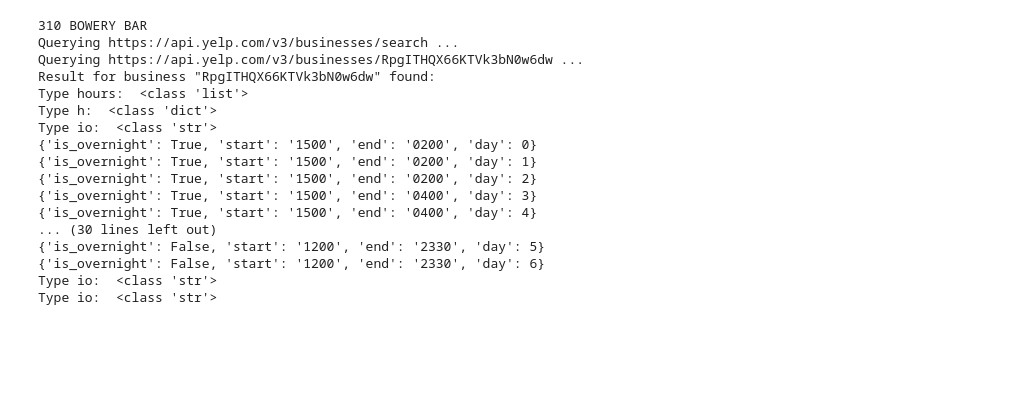
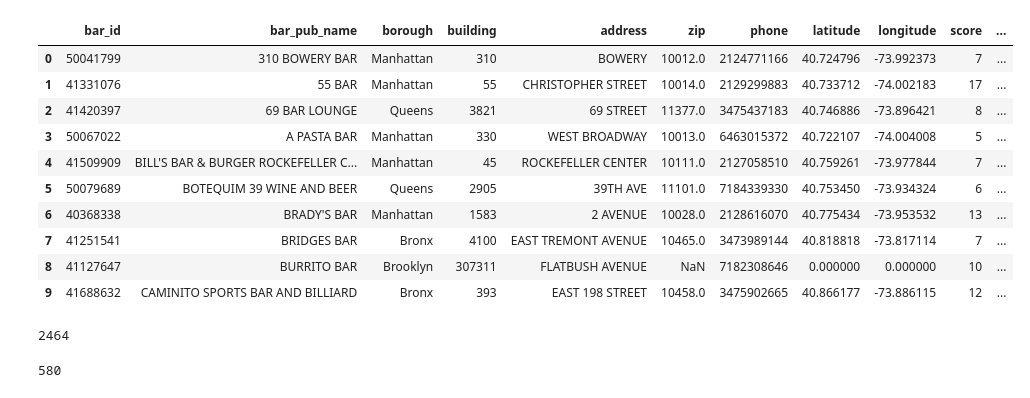
Before and after one commit to sarthz/bar_crawl, a Jupyter notebook: code/nyc_bar_crawl_yelp_data_ingest_sample.ipynb, the cells around one changed output. Cells and saved outputs as stored; diff of their text form; code cells hidden in the pictures; blank space fills up the shorter version.

```diff
--- a/code/nyc_bar_crawl_yelp_data_ingest_sample.ipynb
+++ b/code/nyc_bar_crawl_yelp_data_ingest_sample.ipynb
@@ -22,7 +25,7 @@ except ImportError:
 import pandas as pd
 import time
 # %%
-df = pd.read_csv('./../data/nyc_bar_crawl_sample.csv')
+df = pd.read_csv('./../data/nyc_bar_crawl.csv')
 # %%
 # Yelp Fusion API
 
@@ -199,21 +294,24 @@ hours [{'open': [{'is_overnight': False, 'start': '1700', 'end': '2300', 'day':
-# %%
-if __name__ == '__main__':
-    main()
-# %% [output]
-310 BOWERY BAR
-Querying https://api.yelp.com/v3/businesses/search ...
-Querying https://api.yelp.com/v3/businesses/RpgITHQX66KTVk3bN0w6dw ...
-Result for business "RpgITHQX66KTVk3bN0w6dw" found:
-Type hours:  <class 'list'>
-Type h:  <class 'dict'>
-Type io:  <class 'str'>
-{'is_overnight': True, 'start': '1500', 'end': '0200', 'day': 0}
-{'is_overnight': True, 'start': '1500', 'end': '0200', 'day': 1}
-{'is_overnight': True, 'start': '1500', 'end': '0200', 'day': 2}
-{'is_overnight': True, 'start': '1500', 'end': '0400', 'day': 3}
-{'is_overnight': True, 'start': '1500', 'end': '0400', 'day': 4}
-... (30 lines left out)
-{'is_overnight': False, 'start': '1200', 'end': '2330', 'day': 5}
-{'is_overnight': False, 'start': '1200', 'end': '2330', 'day': 6}
-Type io:  <class 'str'>
-Type io:  <class 'str'>
+# %%
+pd.options.display.max_columns = None
+# %%
+df.head(10)
+# %% [output]
+|  | bar_id | bar_pub_name | borough | building | address | zip | phone | latitude | longitude | score | ... |
+| 0 | 50041799 | 310 BOWERY BAR | Manhattan | 310 | BOWERY | 10012.0 | 2124771166 | 40.724796 | -73.992373 | 7 | ... |
+| 1 | 41331076 | 55 BAR | Manhattan | 55 | CHRISTOPHER STREET | 10014.0 | 2129299883 | 40.733712 | -74.002183 | 17 | ... |
+| 2 | 41420397 | 69 BAR LOUNGE | Queens | 3821 | 69 STREET | 11377.0 | 3475437183 | 40.746886 | -73.896421 | 8 | ... |
+| 3 | 50067022 | A PASTA BAR | Manhattan | 330 | WEST BROADWAY | 10013.0 | 6463015372 | 40.722107 | -74.004008 | 5 | ... |
+| 4 | 41509909 | BILL'S BAR & BURGER ROCKEFELLER C... | Manhattan | 45 | ROCKEFELLER CENTER | 10111.0 | 2127058510 | 40.759261 | -73.977844 | 7 | ... |
+| 5 | 50079689 | BOTEQUIM 39 WINE AND BEER | Queens | 2905 | 39TH AVE | 11101.0 | 7184339330 | 40.753450 | -73.934324 | 6 | ... |
+| 6 | 40368338 | BRADY'S BAR | Manhattan | 1583 | 2 AVENUE | 10028.0 | 2128616070 | 40.775434 | -73.953532 | 13 | ... |
+| 7 | 41251541 | BRIDGES BAR | Bronx | 4100 | EAST TREMONT AVENUE | 10465.0 | 3473989144 | 40.818818 | -73.817114 | 7 | ... |
+| 8 | 41127647 | BURRITO BAR | Brooklyn | 307311 | FLATBUSH AVENUE | NaN | 7182308646 | 0.000000 | 0.000000 | 10 | ... |
+| 9 | 41688632 | CAMINITO SPORTS BAR AND BILLIARD | Bronx | 393 | EAST 198 STREET | 10458.0 | 3475902665 | 40.866177 | -73.886115 | 12 | ... |
+# %%
+len(df)
+# %% [output]
+2464
+# %%
+len(df[~df.day_0_hours_start.isnull()])
+# %% [output]
+580
```
Also changed, not shown: parts of 11 cells of this notebook.
